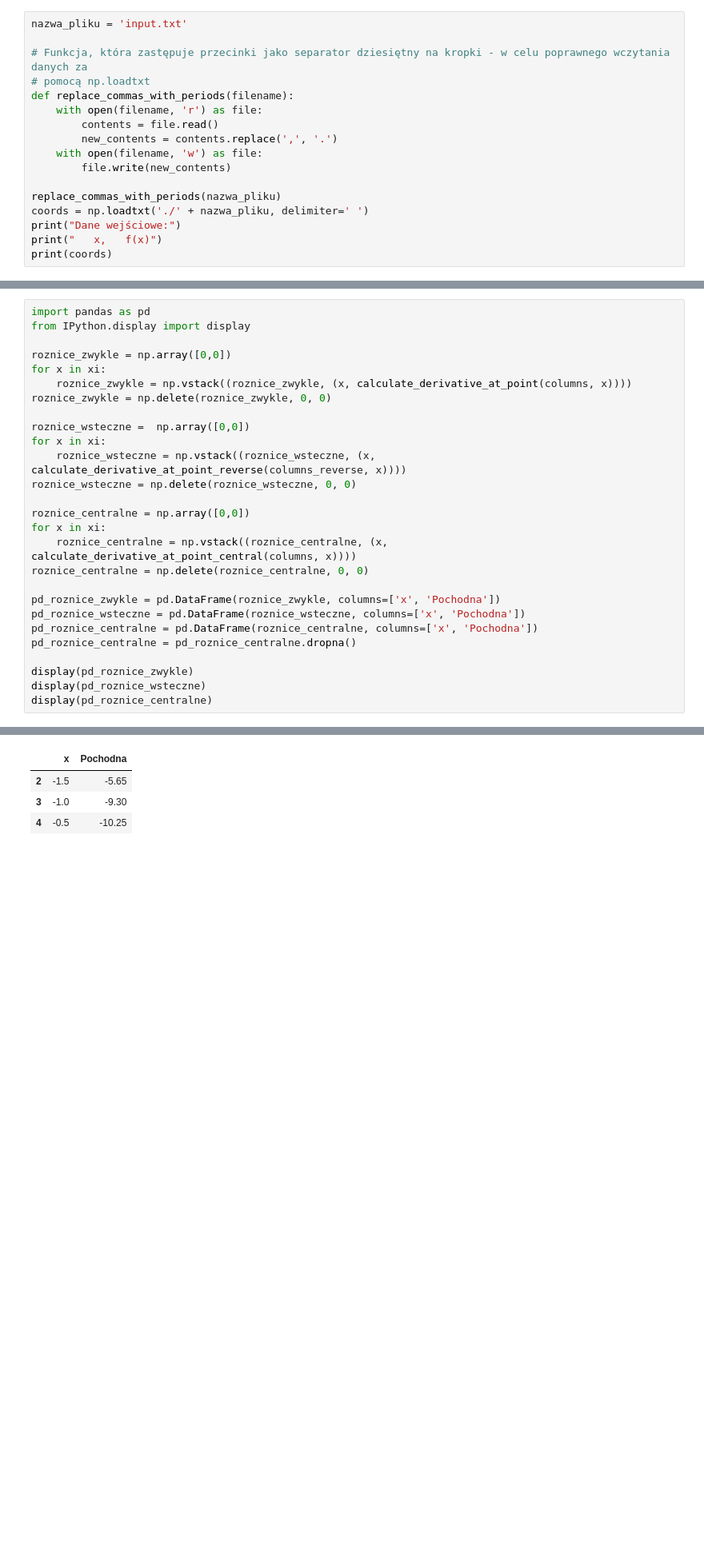
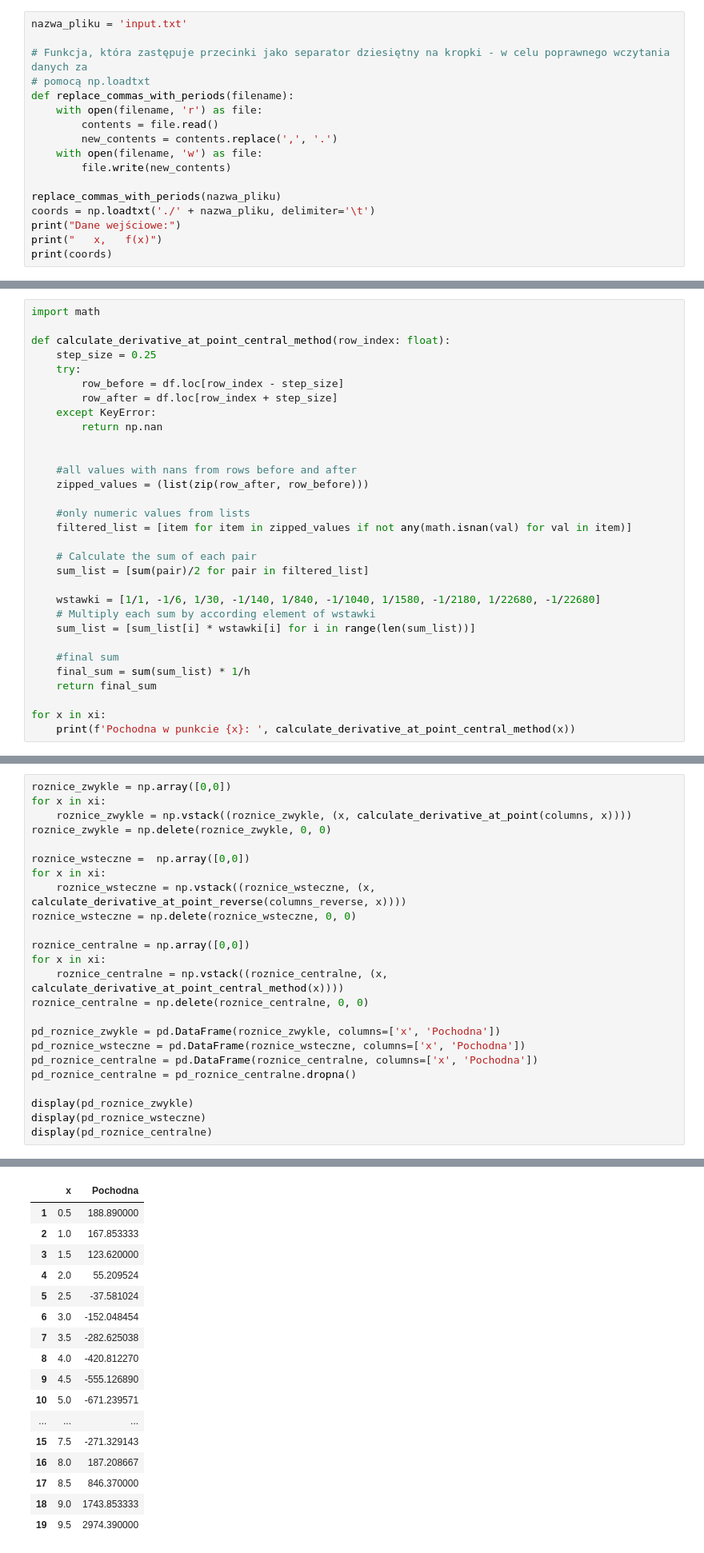
Before and after one commit to Kielx/derivative, a Jupyter notebook: derivative.ipynb, the cells around one changed output, grey strips where cells are left out. Shown at 80% size. Drawn from its saved outputs; the diff is of its cells as text; blank space fills up the shorter version.

Commit message:
Fix central method

```diff
--- a/derivative.ipynb
+++ b/derivative.ipynb
@@ -17,7 +17,7 @@ def replace_commas_with_periods(filename):
         file.write(new_contents)
 
 replace_commas_with_periods(nazwa_pliku)
-coords = np.loadtxt('./' + nazwa_pliku, delimiter=' ')
+coords = np.loadtxt('./' + nazwa_pliku, delimiter='\t')
 print("Dane wejściowe:")
 print("   x,   f(x)")
 print(coords)
@@ -292,0 +348,31 @@ Pochodna w punkcie -0.5:  -10.25
+# %%
+import math
+
+def calculate_derivative_at_point_central_method(row_index: float):
+    step_size = 0.25
+    try:
+        row_before = df.loc[row_index - step_size]
+        row_after = df.loc[row_index + step_size]
+    except KeyError:
+        return np.nan
+
+
+    #all values with nans from rows before and after
+    zipped_values = (list(zip(row_after, row_before)))
+
+    #only numeric values from lists
+    filtered_list = [item for item in zipped_values if not any(math.isnan(val) for val in item)]
+
+    # Calculate the sum of each pair
+    sum_list = [sum(pair)/2 for pair in filtered_list]
+
+    wstawki = [1/1, -1/6, 1/30, -1/140, 1/840, -1/1040, 1/1580, -1/2180, 1/22680, -1/22680]
+    # Multiply each sum by according element of wstawki
+    sum_list = [sum_list[i] * wstawki[i] for i in range(len(sum_list))]
+
+    #final sum
+    final_sum = sum(sum_list) * 1/h
+    return final_sum
+
+for x in xi:
+    print(f'Pochodna w punkcie {x}: ', calculate_derivative_at_point_central_method(x))
@@ -293,9 +397,6 @@ Pochodna w punkcie -0.5:  -10.25
 # %% [markdown]
 ## Porównanie wyników
 # %%
-import pandas as pd
-from IPython.display import display
-
 roznice_zwykle = np.array([0,0])
 for x in xi:
     roznice_zwykle = np.vstack((roznice_zwykle, (x, calculate_derivative_at_point(columns, x))))
@@ -308,7 +409,7 @@ roznice_wsteczne = np.delete(roznice_wsteczne, 0, 0)
 
 roznice_centralne = np.array([0,0])
 for x in xi:
-    roznice_centralne = np.vstack((roznice_centralne, (x, calculate_derivative_at_point_central(columns, x))))
+    roznice_centralne = np.vstack((roznice_centralne, (x, calculate_derivative_at_point_central_method(x))))
 roznice_centralne = np.delete(roznice_centralne, 0, 0)
 
 pd_roznice_zwykle = pd.DataFrame(roznice_zwykle, columns=['x', 'Pochodna'])
@@ -339,4 +458,17 @@ display(pd_roznice_centralne)
 |  | x | Pochodna |
-| 2 | -1.5 | -5.65 |
-| 3 | -1.0 | -9.30 |
-| 4 | -0.5 | -10.25 |
+| 1 | 0.5 | 188.890000 |
+| 2 | 1.0 | 167.853333 |
+| 3 | 1.5 | 123.620000 |
+| 4 | 2.0 | 55.209524 |
+| 5 | 2.5 | -37.581024 |
+| 6 | 3.0 | -152.048454 |
+| 7 | 3.5 | -282.625038 |
+| 8 | 4.0 | -420.812270 |
+| 9 | 4.5 | -555.126890 |
+| 10 | 5.0 | -671.239571 |
+| ... | ... | ... |
+| 15 | 7.5 | -271.329143 |
+| 16 | 8.0 | 187.208667 |
+| 17 | 8.5 | 846.370000 |
+| 18 | 9.0 | 1743.853333 |
+| 19 | 9.5 | 2974.390000 |
```
Also changed, not shown: parts of 15 cells of this notebook, 1 other file.
